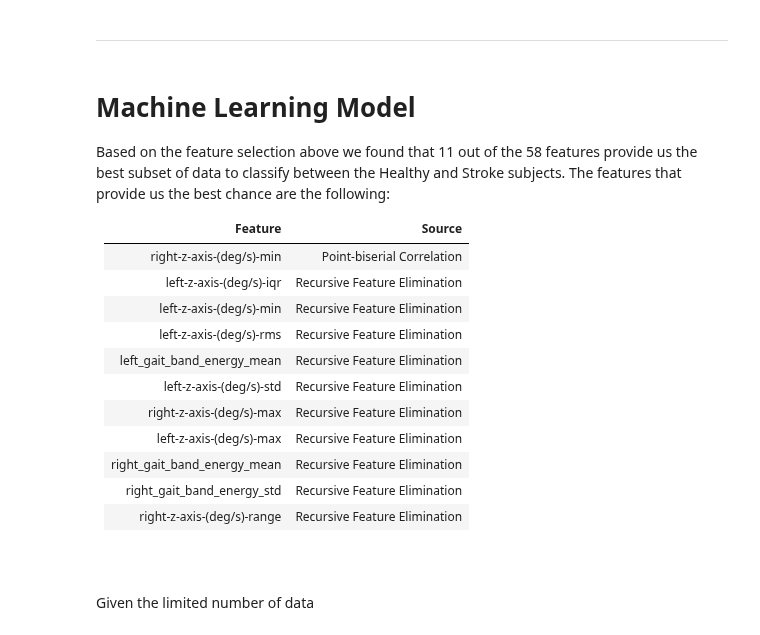
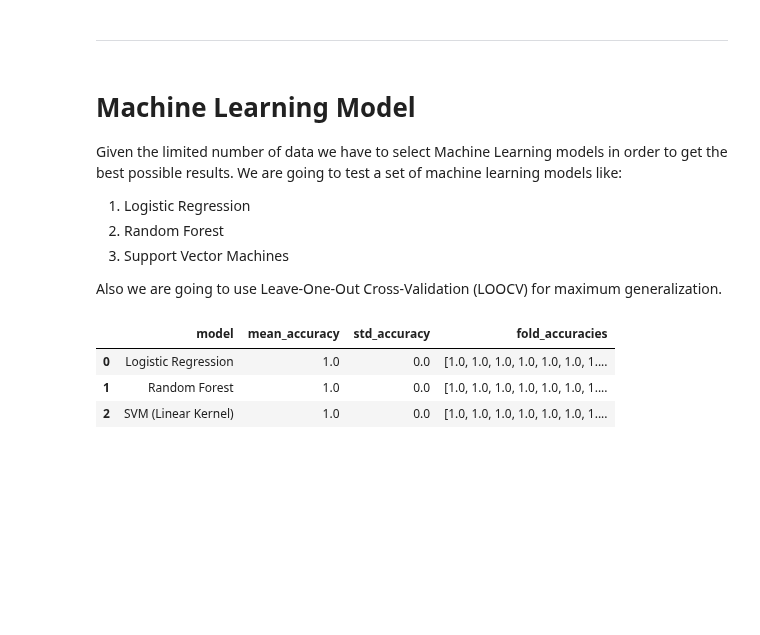
Before and after one commit to StamatisOrfanos/GaitRehab, a Jupyter notebook: gait_classification.ipynb, the cells around one changed output. Cells and saved outputs as stored; diff of their text form; code cells hidden in the pictures; blank space fills up the shorter version.

Commit message:
Finilise classification models

```diff
--- a/gait_classification.ipynb
+++ b/gait_classification.ipynb
@@ -207,23 +225,61 @@ merged.sort_values(by="ranking")
 # %% [markdown]
 # Machine Learning Model
 
-Based on the feature selection above we found that 11 out of the 58 features provide us the best subset of data to classify between the Healthy and Stroke subjects. The features that provide us the best chance are the following:
+Given the limited number of data we have to select Machine Learning models in order to get the best possible results. We are going to test a set of machine learning models like:
+1. Logistic Regression
+2. Random Forest
+3. Support Vector Machines
 
-| Feature                     | Source                        |
-|-----------------------------|-------------------------------|
-| right-z-axis-(deg/s)-min    | Point-biserial Correlation    |
-| left-z-axis-(deg/s)-iqr     | Recursive Feature Elimination |
-| left-z-axis-(deg/s)-min     | Recursive Feature Elimination |
-| left-z-axis-(deg/s)-rms     | Recursive Feature Elimination |
-| left_gait_band_energy_mean  | Recursive Feature Elimination |
-| left-z-axis-(deg/s)-std     | Recursive Feature Elimination |
-| right-z-axis-(deg/s)-max    | Recursive Feature Elimination |
-| left-z-axis-(deg/s)-max     | Recursive Feature Elimination |
-| right_gait_band_energy_mean | Recursive Feature Elimination |
-| right_gait_band_energy_std  | Recursive Feature Elimination |
-| right-z-axis-(deg/s)-range  | Recursive Feature Elimination |
-
-
-<br><br/>
-
-Given the limited number of data
+Also we are going to use Leave-One-Out Cross-Validation (LOOCV) for maximum generalization.
+# %%
+# Reload dataset
+df = pd.read_csv('final_dataset.csv')
+
+# Selected top features
+selected_features = [
+    'right-z-axis-(deg/s)-min',
+    'left-z-axis-(deg/s)-iqr',
+    'left-z-axis-(deg/s)-min',
+    'left-z-axis-(deg/s)-rms',
+    'left_gait_band_energy_mean',
+    'left-z-axis-(deg/s)-std',
+    'right-z-axis-(deg/s)-max',
+    'left-z-axis-(deg/s)-max',
+    'right_gait_band_energy_mean',
+    'right_gait_band_energy_std',
+    'right-z-axis-(deg/s)-range'
+]
+
+# Feature matrix and labels
+X = df[selected_features]
+y = df['label']
+
+# Standardize features
+scaler = StandardScaler()
+X_scaled = scaler.fit_transform(X)
+
+# Initialize LOOCV
+cv = LeaveOneOut()
+
+# Define models
+models = {
+    'Logistic Regression': LogisticRegression(max_iter=100),
+    'Random Forest':       RandomForestClassifier(n_estimators=10, random_state=42),
+    'SVM (Linear Kernel)': SVC(kernel='linear')
+}
+
+# Evaluate models using LOOCV
+results = []
+for model_name, model in models.items():
+    scores = cross_val_score(model, X_scaled, y, cv=cv)
+    results.append({'model': model_name, 'mean_accuracy': scores.mean(), 'std_accuracy': scores.std(), 'fold_accuracies': scores.tolist()})
+
+# Display the results
+results_df = pd.DataFrame(results)
+results_df.to_csv('all_features_model_evaluation_results.csv', index=False)
+results_df
+# %% [output]
+|  | model | mean_accuracy | std_accuracy | fold_accuracies |
+| 0 | Logistic Regression | 1.0 | 0.0 | [1.0, 1.0, 1.0, 1.0, 1.0, 1.0, 1.... |
+| 1 | Random Forest | 1.0 | 0.0 | [1.0, 1.0, 1.0, 1.0, 1.0, 1.0, 1.... |
+| 2 | SVM (Linear Kernel) | 1.0 | 0.0 | [1.0, 1.0, 1.0, 1.0, 1.0, 1.0, 1.... |
```
Also changed, not shown: parts of 6 cells of this notebook, 2 other files.
